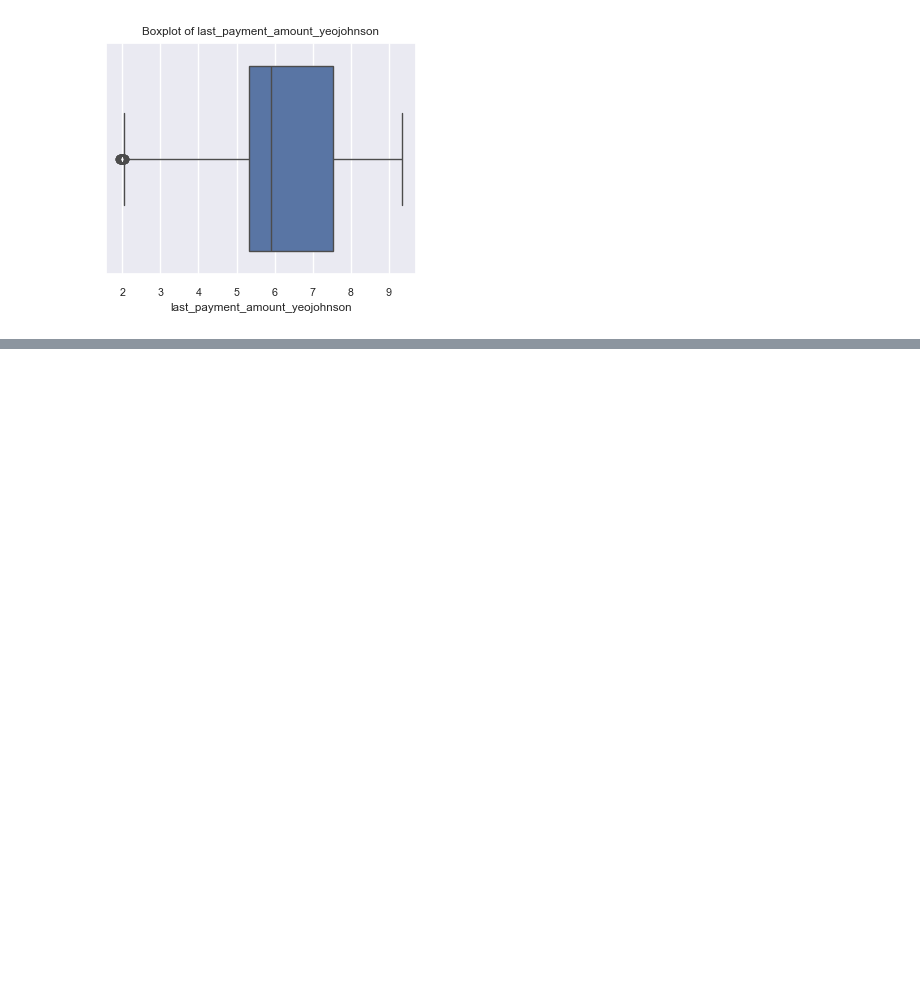
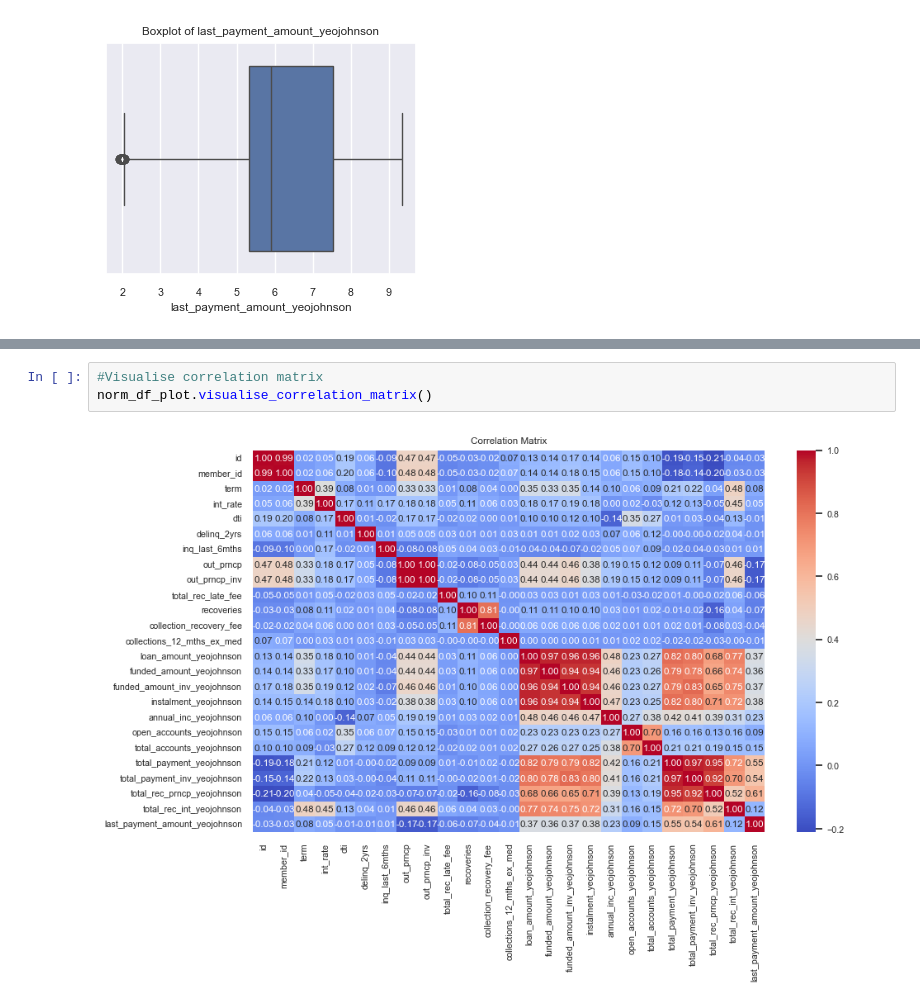
Before and after one commit to bc319IC/Exploratory_Data_Analysis-Customer_Loans_in_Finance, a Jupyter notebook: customer_loans.ipynb, the cells around one changed output, grey strips where cells are left out. Cells and saved outputs as stored; diff of their text form; blank space fills up the shorter version.

```diff
--- a/customer_loans.ipynb
+++ b/customer_loans.ipynb
@@ -367,0 +381,5 @@ norm_df_plot.visualise_outliers(excluded_cols)
+# %%
+#Visualise correlation matrix
+norm_df_plot.visualise_correlation_matrix()
+# %% [output]
+[figure, added]
```
Also changed, not shown: parts of 12 cells of this notebook, 1 other file.
